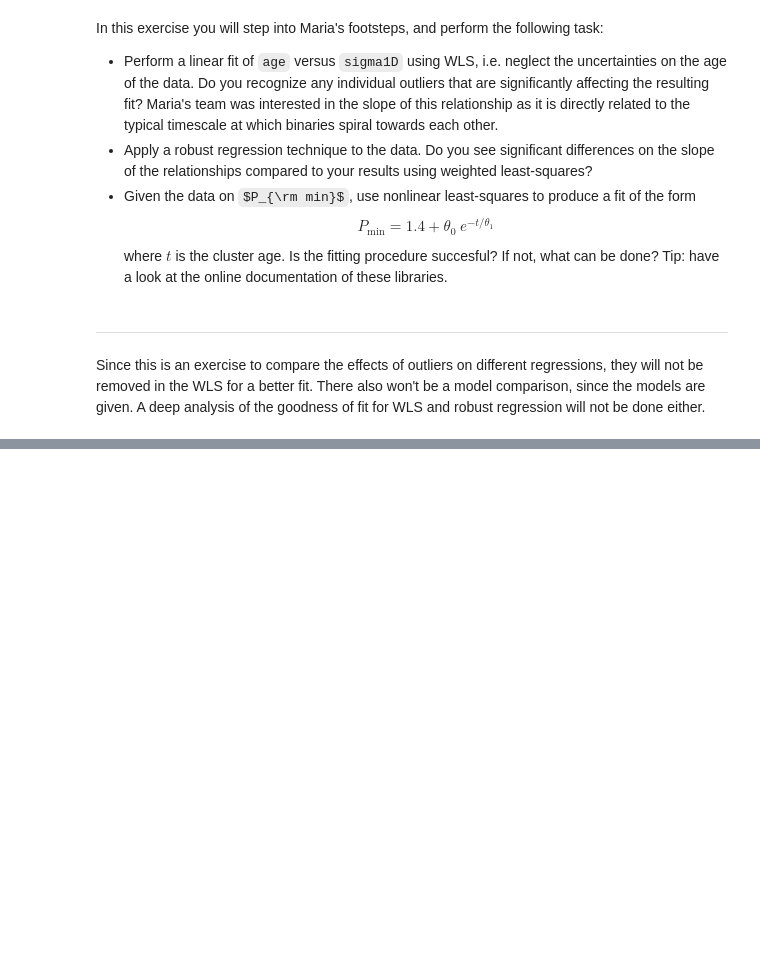
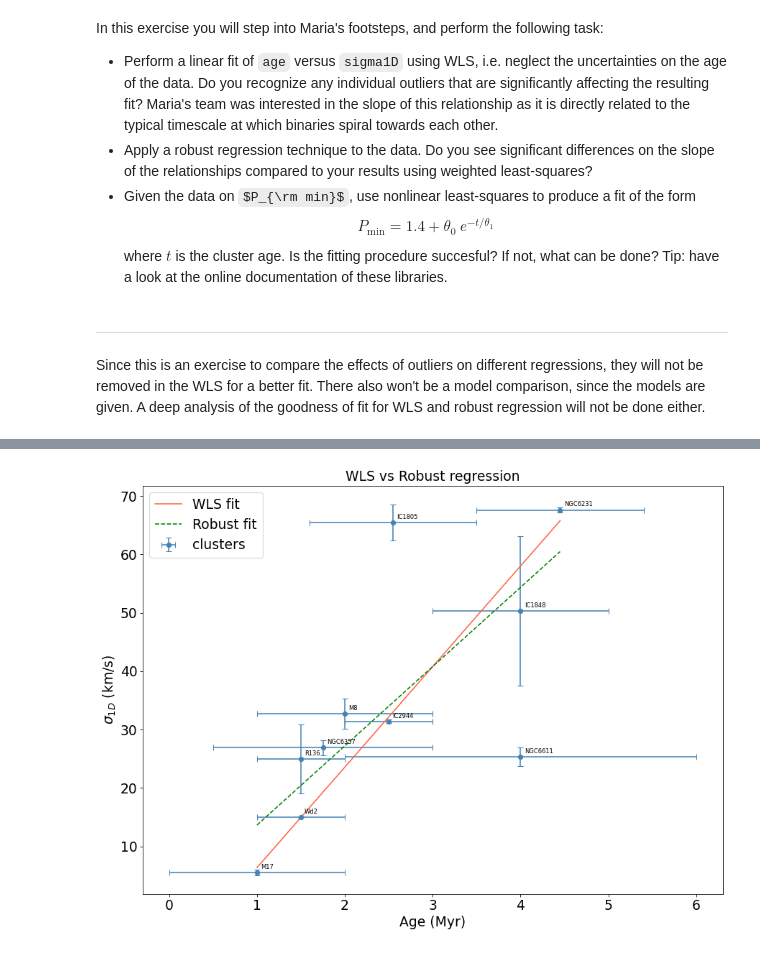
Before and after one commit to aapnegara/data-analysis-homework, a Jupyter notebook: HomeworkAssignment2_AAgungPrawiraNegara_NandVanDeun.ipynb, the cells around one changed output, grey strips where cells are left out. Saved outputs shown, nothing was run; the diff lists cells and outputs as text; code cells hidden in the pictures; some formulas as TeX source; blank space fills up the shorter version.

```diff
--- a/HomeworkAssignment2_AAgungPrawiraNegara_NandVanDeun.ipynb
+++ b/HomeworkAssignment2_AAgungPrawiraNegara_NandVanDeun.ipynb
@@ -539,0 +619,4 @@ plt.show()
+# %%
+# Robust Linear Model - same design matrix and y as before
+rlm_fit = sm.RLM(s1D, X).fit()
+print(rlm_fit.summary())
@@ -539,0 +643,23 @@ plt.show()
+# %%
+# Plot both fits together for comparison
+fig, ax = plt.subplots(figsize=(12, 9))
+
+ax.errorbar(age, s1D,
+            xerr=age_err, yerr=s1D_err,
+            fmt='o', color='steelblue', capsize=4, label='clusters')
+
+for i, name in enumerate(data['cluster']):
+    ax.annotate(name, (age.iloc[i], s1D.iloc[i]),
+                textcoords="offset points", xytext=(5, 5), fontsize=8)
+
+ax.plot(age_range, wlsFit.predict(X_pred), color='tomato', label='WLS fit')
+ax.plot(age_range, rlm_fit.predict(X_pred), color='green', linestyle='--', label='Robust fit')
+
+ax.set_xlabel('Age (Myr)')
+ax.set_ylabel(r'$\sigma_{1D}$ (km/s)')
+ax.set_title('WLS vs Robust regression')
+ax.legend()
+plt.tight_layout()
+plt.show()
+# %% [output]
+[figure, added]
```
Also changed, not shown: parts of 17 cells of this notebook.
